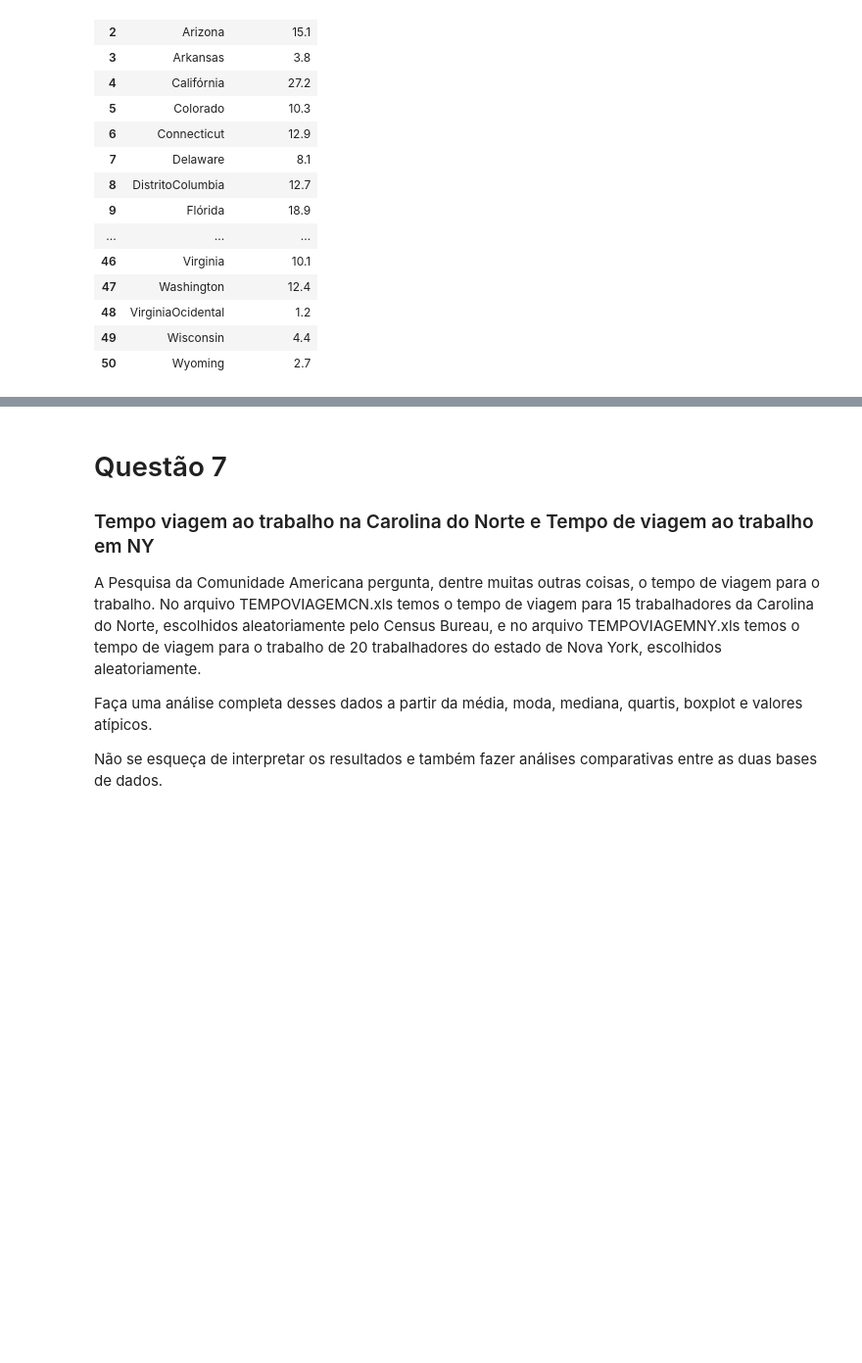
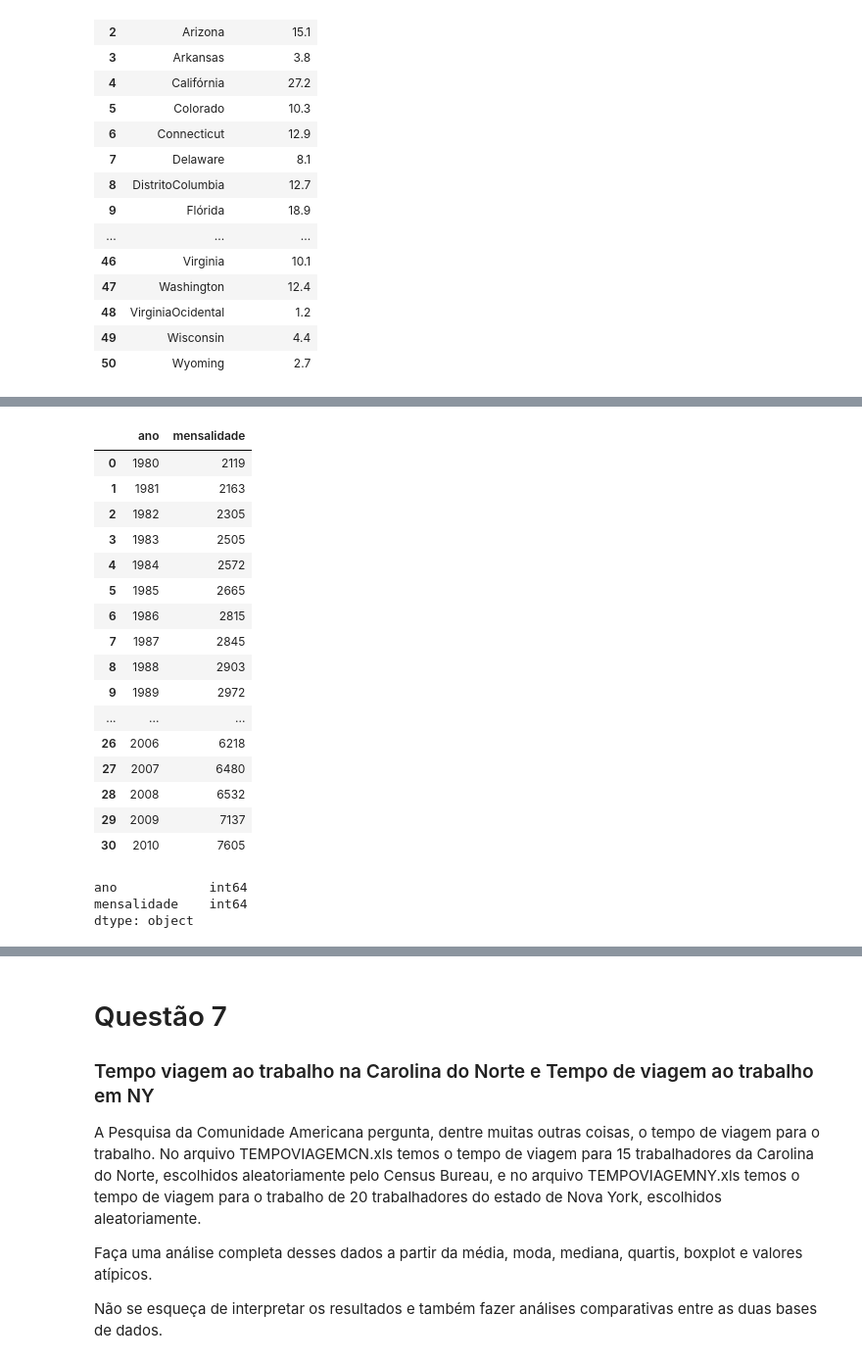
Before and after one commit to juliacereja/MetodosEstatisticos_26.2, a Jupyter notebook: aulas_praticas/15-revisao/Revisão.ipynb, the cells around one changed output, grey strips where cells are left out. Shown at 98% size. Saved outputs shown, nothing was run; the diff lists cells and outputs as text; code cells hidden in the pictures; blank space fills up the shorter version.

```diff
--- a/aulas_praticas/15-revisao/Revisão.ipynb
+++ b/aulas_praticas/15-revisao/Revisão.ipynb
@@ -320,0 +391,28 @@ O arquivo FACCUSTO.xls possui os dados médios sobre mensalidades e taxas de mat
+# %%
+faccusto = pd.read_excel('/Users/leonardorosa/Documents/poly a1/MetodosEstatisticos_26.2/aulas_praticas/15-revisao/FACCUSTO.xls')
+
+faccusto
+# %% [output]
+|  | ano | mensalidade |
+| 0 | 1980 | 2119 |
+| 1 | 1981 | 2163 |
+| 2 | 1982 | 2305 |
+| 3 | 1983 | 2505 |
+| 4 | 1984 | 2572 |
+| 5 | 1985 | 2665 |
+| 6 | 1986 | 2815 |
+| 7 | 1987 | 2845 |
+| 8 | 1988 | 2903 |
+| 9 | 1989 | 2972 |
+| ... | ... | ... |
+| 26 | 2006 | 6218 |
+| 27 | 2007 | 6480 |
+| 28 | 2008 | 6532 |
+| 29 | 2009 | 7137 |
+| 30 | 2010 | 7605 |
+# %%
+faccusto.dtypes
+# %% [output]
+ano            int64
+mensalidade    int64
+dtype: object
```
Also changed, not shown: parts of 18 cells of this notebook, 3 other files.
